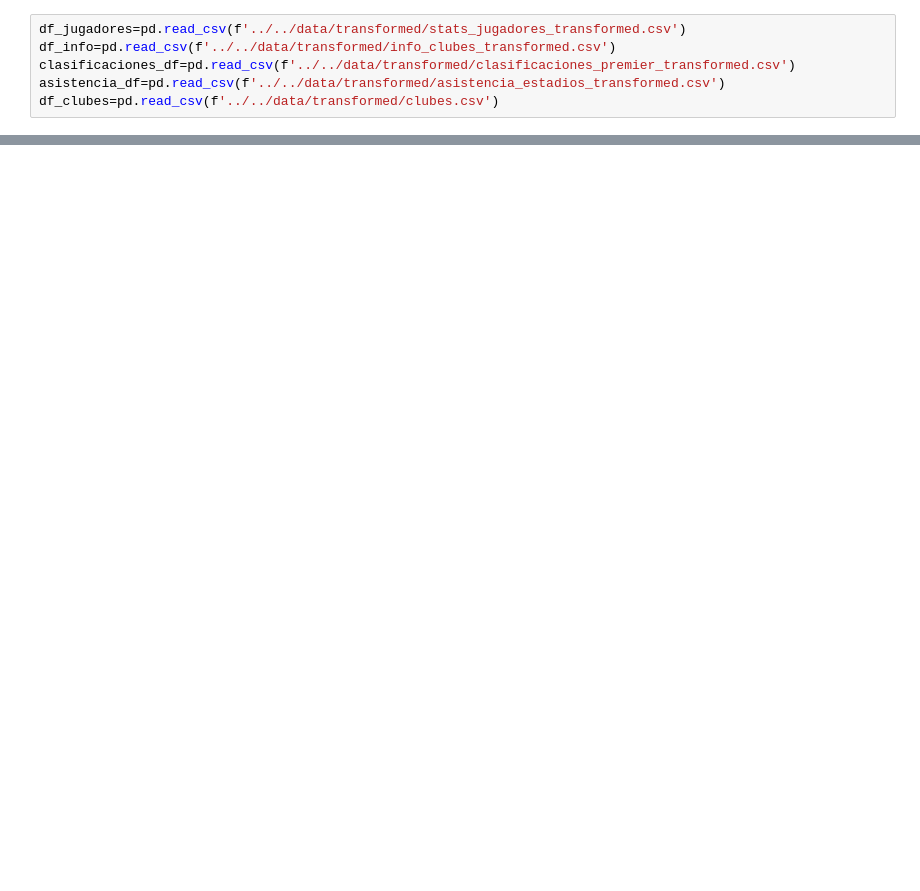
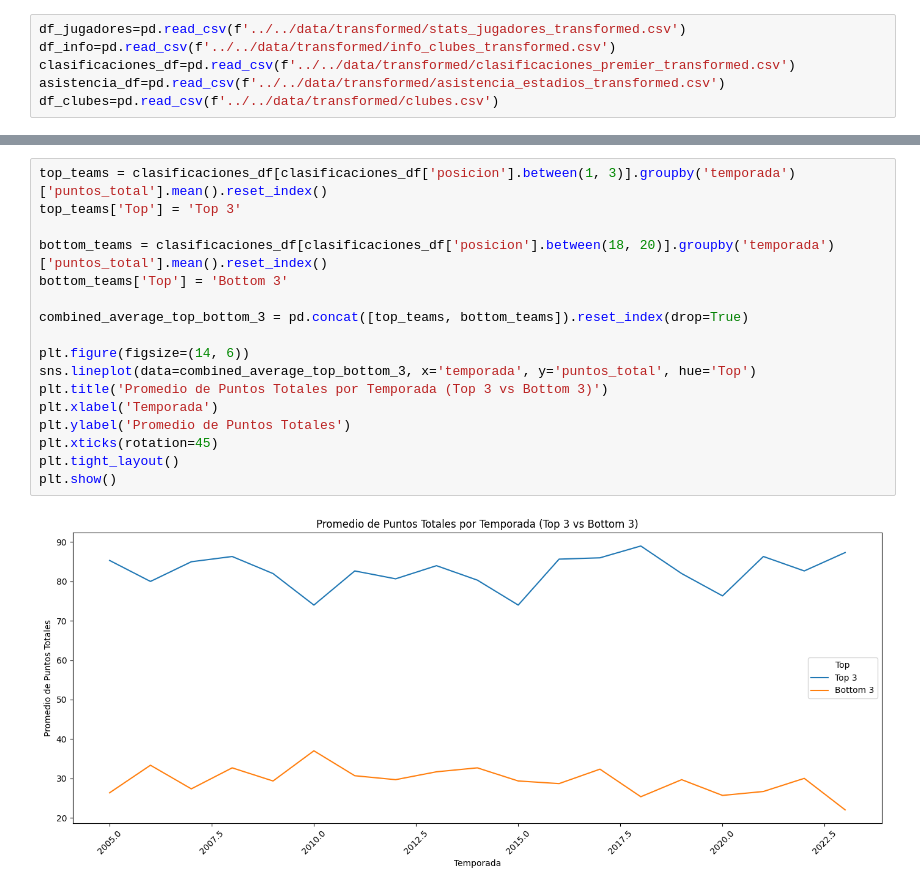
Before and after one commit to SrAlcast/Proyecto5-Premier_in_Data, a Jupyter notebook: notebooks/4.Visualizations/Visualizations.ipynb, the cells around one changed output, grey strips where cells are left out. Cells and saved outputs as stored; diff of their text form; blank space fills up the shorter version.

```diff
--- a/notebooks/4.Visualizations/Visualizations.ipynb
+++ b/notebooks/4.Visualizations/Visualizations.ipynb
@@ -208,0 +40,19 @@ plt.show()
+# %%
+top_teams = clasificaciones_df[clasificaciones_df['posicion'].between(1, 3)].groupby('temporada')['puntos_total'].mean().reset_index()
+top_teams['Top'] = 'Top 3'
+
+bottom_teams = clasificaciones_df[clasificaciones_df['posicion'].between(18, 20)].groupby('temporada')['puntos_total'].mean().reset_index()
+bottom_teams['Top'] = 'Bottom 3'
+
+combined_average_top_bottom_3 = pd.concat([top_teams, bottom_teams]).reset_index(drop=True)
+
+plt.figure(figsize=(14, 6))
+sns.lineplot(data=combined_average_top_bottom_3, x='temporada', y='puntos_total', hue='Top')
+plt.title('Promedio de Puntos Totales por Temporada (Top 3 vs Bottom 3)')
+plt.xlabel('Temporada')
+plt.ylabel('Promedio de Puntos Totales')
+plt.xticks(rotation=45)
+plt.tight_layout()
+plt.show()
+# %% [output]
+[figure, added]
```
Also changed, not shown: parts of 16 cells of this notebook, 2 other files.
